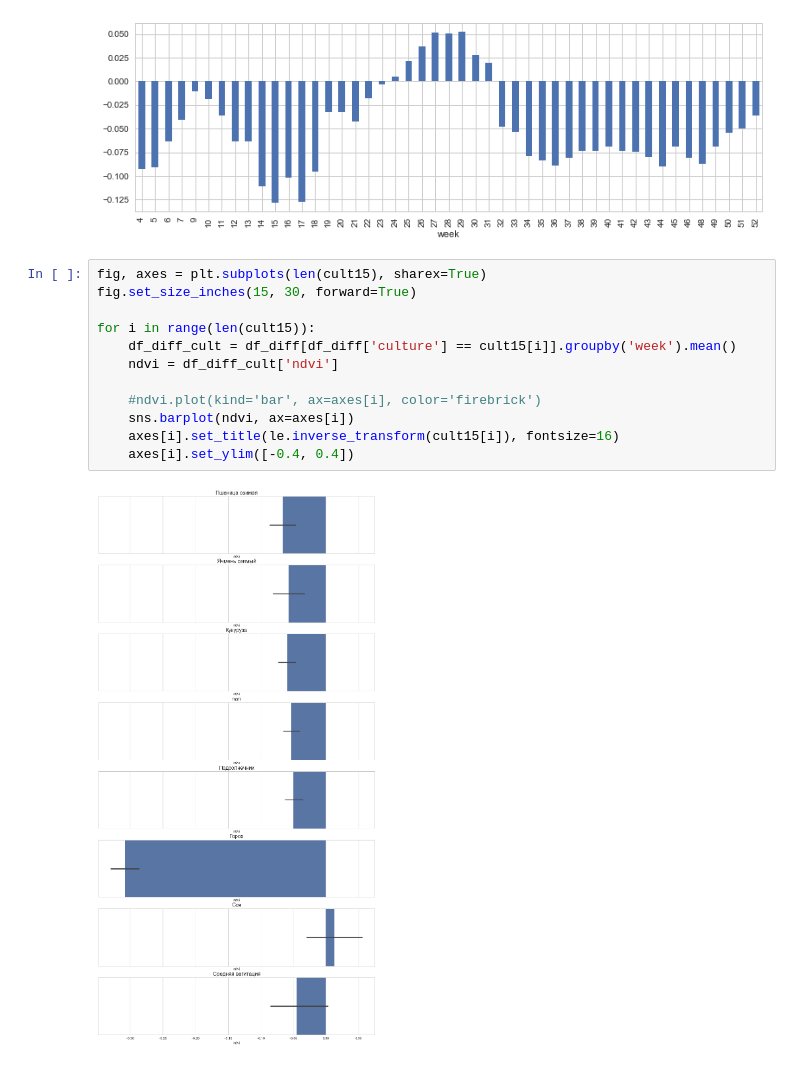
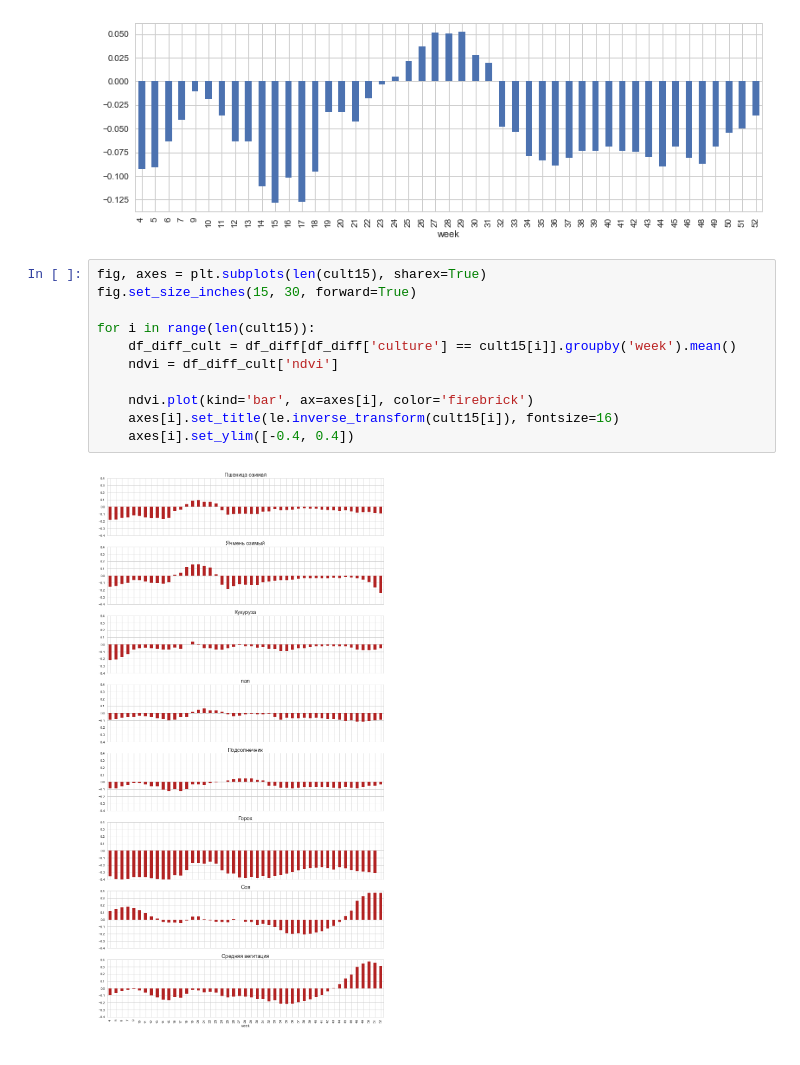
Before and after one commit to DFS-UCU/UkrainianAgriculture, a Jupyter notebook: notebooks/NDVIPrediction.ipynb, the cells around one changed output. Drawn from its saved outputs; the diff is of its cells as text.

```diff
--- a/notebooks/NDVIPrediction.ipynb
+++ b/notebooks/NDVIPrediction.ipynb
@@ -251,14 +251,13 @@ plot_diff(4)
 # %%
 fig, axes = plt.subplots(len(cult15), sharex=True)
 fig.set_size_inches(15, 30, forward=True)
 
 for i in range(len(cult15)):
     df_diff_cult = df_diff[df_diff['culture'] == cult15[i]].groupby('week').mean()
     ndvi = df_diff_cult['ndvi']
 
-    #ndvi.plot(kind='bar', ax=axes[i], color='firebrick')
-    sns.barplot(ndvi, ax=axes[i])
+    ndvi.plot(kind='bar', ax=axes[i], color='firebrick')
     axes[i].set_title(le.inverse_transform(cult15[i]), fontsize=16)
     axes[i].set_ylim([-0.4, 0.4])
 # %% [output]
-[figure, old version]
+[figure, new version]
```
